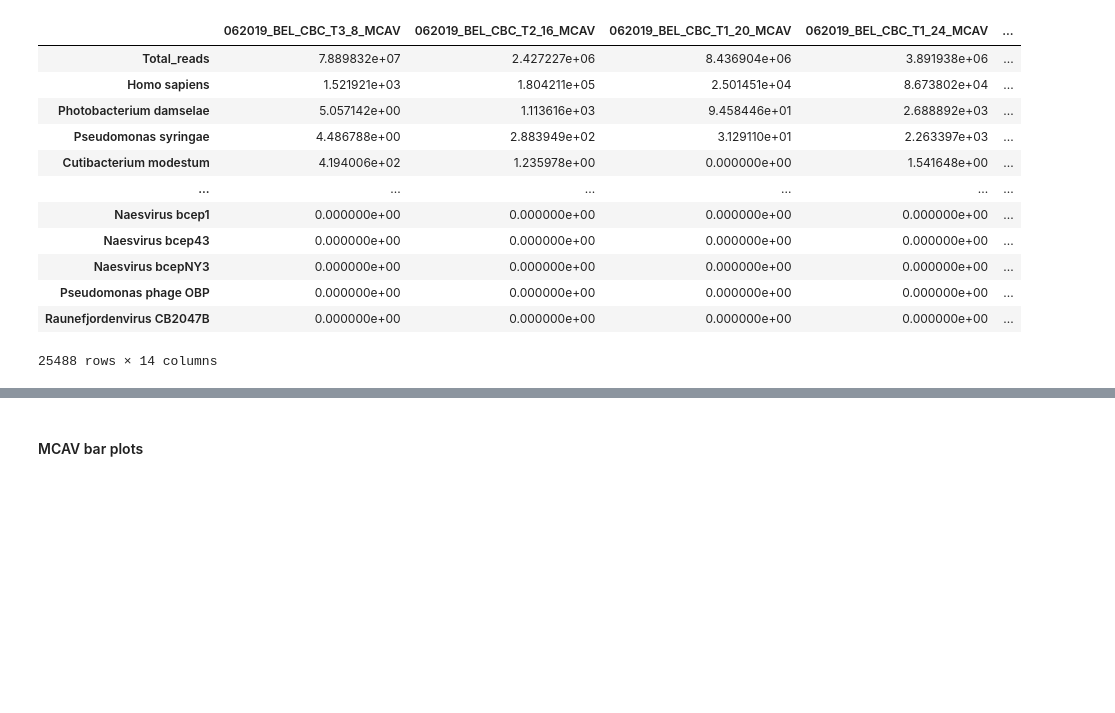
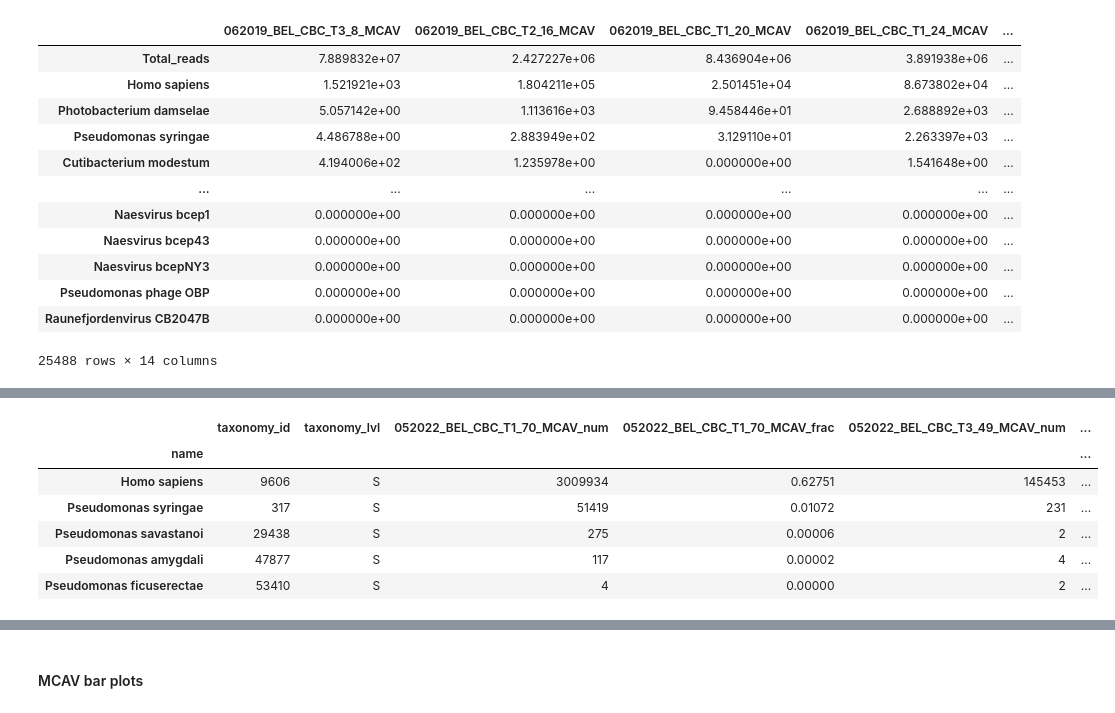
Before and after one commit to brookewicz/CBC_metagenomics, a Jupyter notebook: mcav1/4Taxonomy.ipynb, the cells around one changed output, grey strips where cells are left out. Cells and saved outputs as stored; diff of their text form; code cells hidden in the pictures; blank space fills up the shorter version.

```diff
--- a/mcav1/4Taxonomy.ipynb
+++ b/mcav1/4Taxonomy.ipynb
@@ -1511,0 +1360,17 @@ normalized_otu.sort_values(by="Sum", ascending=False)
+# %%
+otu_table=pd.read_csv("kraken_stddb/merged_bracken_species.txt", sep='\t')
+otu_table.set_index("name",inplace=True)
+otu_table.head()
+
+# Columns:
+# Sample num: Number of reads estimated for that species
+# Sample frac: Fraction of total reads in the sample estimated for this species
+#       [NOTE: Fractions are of total reads classified, unclassified reads not accounted for]
+# %% [output]
+|  | taxonomy_id | taxonomy_lvl | 052022_BEL_CBC_T1_70_MCAV_num | 052022_BEL_CBC_T1_70_MCAV_frac | 052022_BEL_CBC_T3_49_MCAV_num | ... |
+| name |  |  |  |  |  | ... |
+| Homo sapiens | 9606 | S | 3009934 | 0.62751 | 145453 | ... |
+| Pseudomonas syringae | 317 | S | 51419 | 0.01072 | 231 | ... |
+| Pseudomonas savastanoi | 29438 | S | 275 | 0.00006 | 2 | ... |
+| Pseudomonas amygdali | 47877 | S | 117 | 0.00002 | 4 | ... |
+| Pseudomonas ficuserectae | 53410 | S | 4 | 0.00000 | 2 | ... |
```
Also changed, not shown: parts of 89 cells of this notebook.
